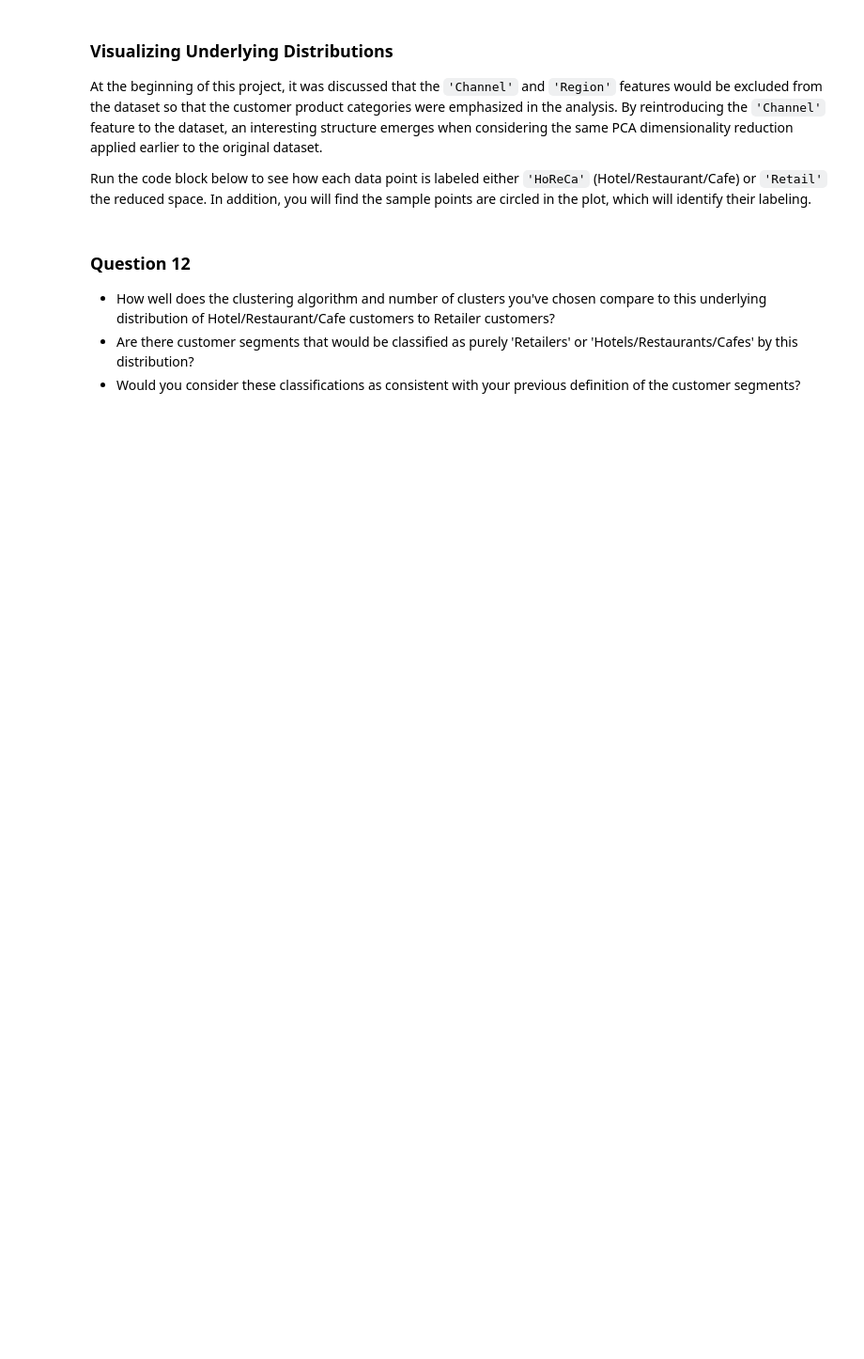
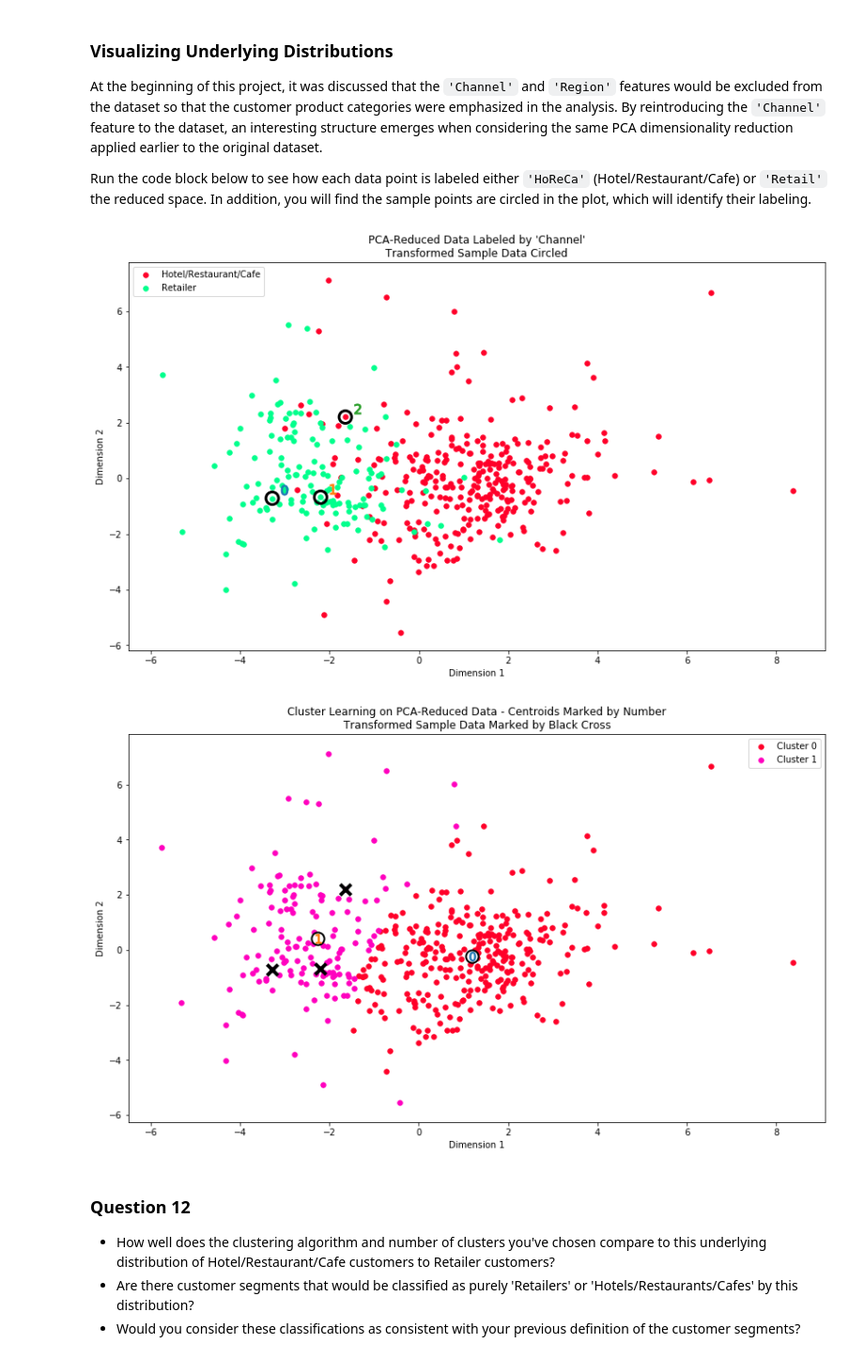
Before and after one commit to srikanthsanthanam88/udacity, a Jupyter notebook: customer_segments/customer_segments.ipynb, the cells around one changed output. Shown at 94% size. Cells and saved outputs as stored; diff of their text form; code cells hidden in the pictures; blank space fills up the shorter version.

```diff
--- a/customer_segments/customer_segments.ipynb
+++ b/customer_segments/customer_segments.ipynb
@@ -527,6 +628,10 @@ Run the code block below to see how each data point is labeled either `'HoReCa'`
 # %%
 # Display the clustering results based on 'Channel' data
 vs.channel_results(reduced_data, outliers, pca_samples)
+vs.cluster_results(reduced_data, preds, centers, pca_samples)
+# %% [output]
+[figure, added]
+[figure, added]
 # %% [markdown]
 ### Question 12
 
```
Also changed, not shown: parts of 38 cells of this notebook.
